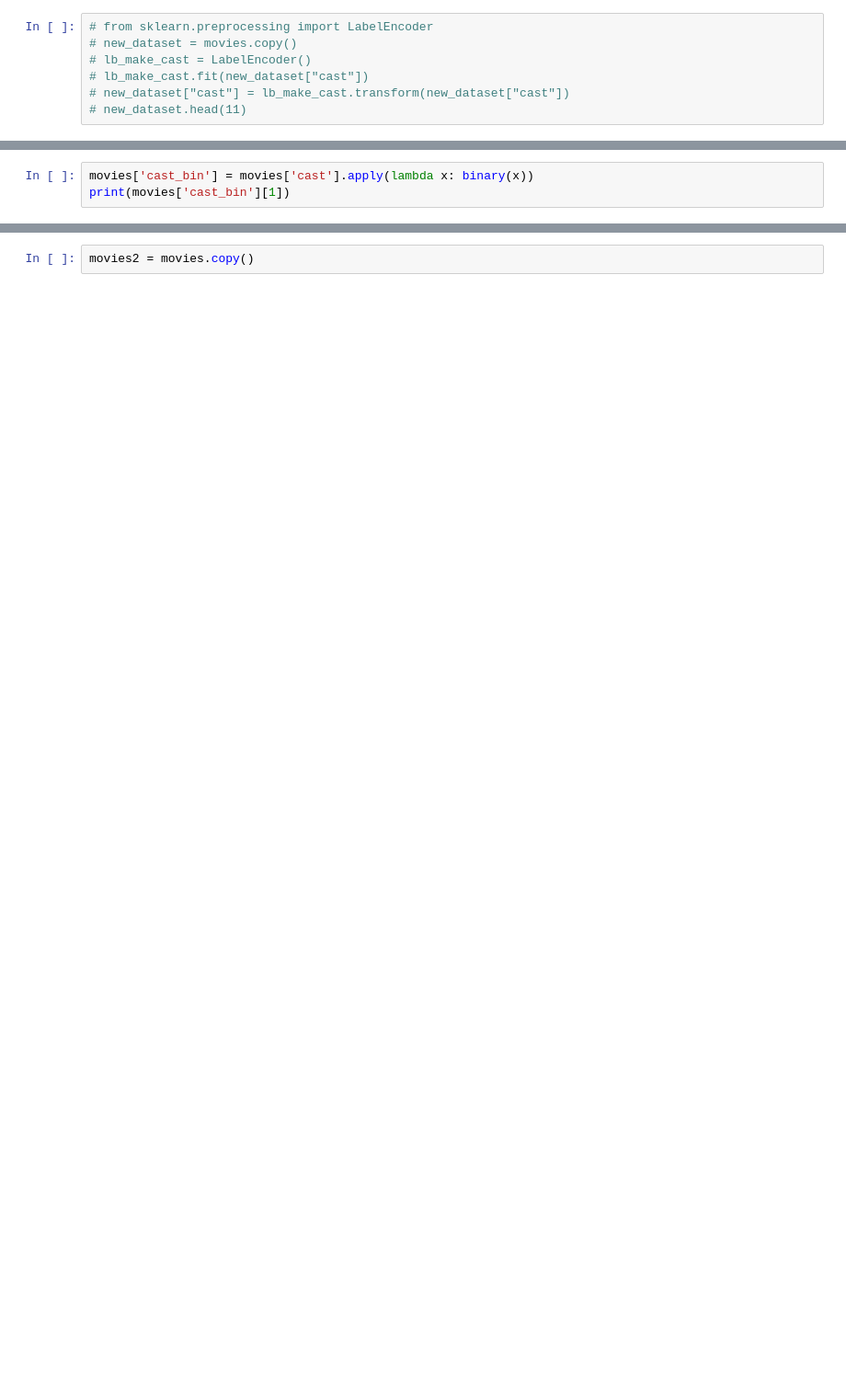
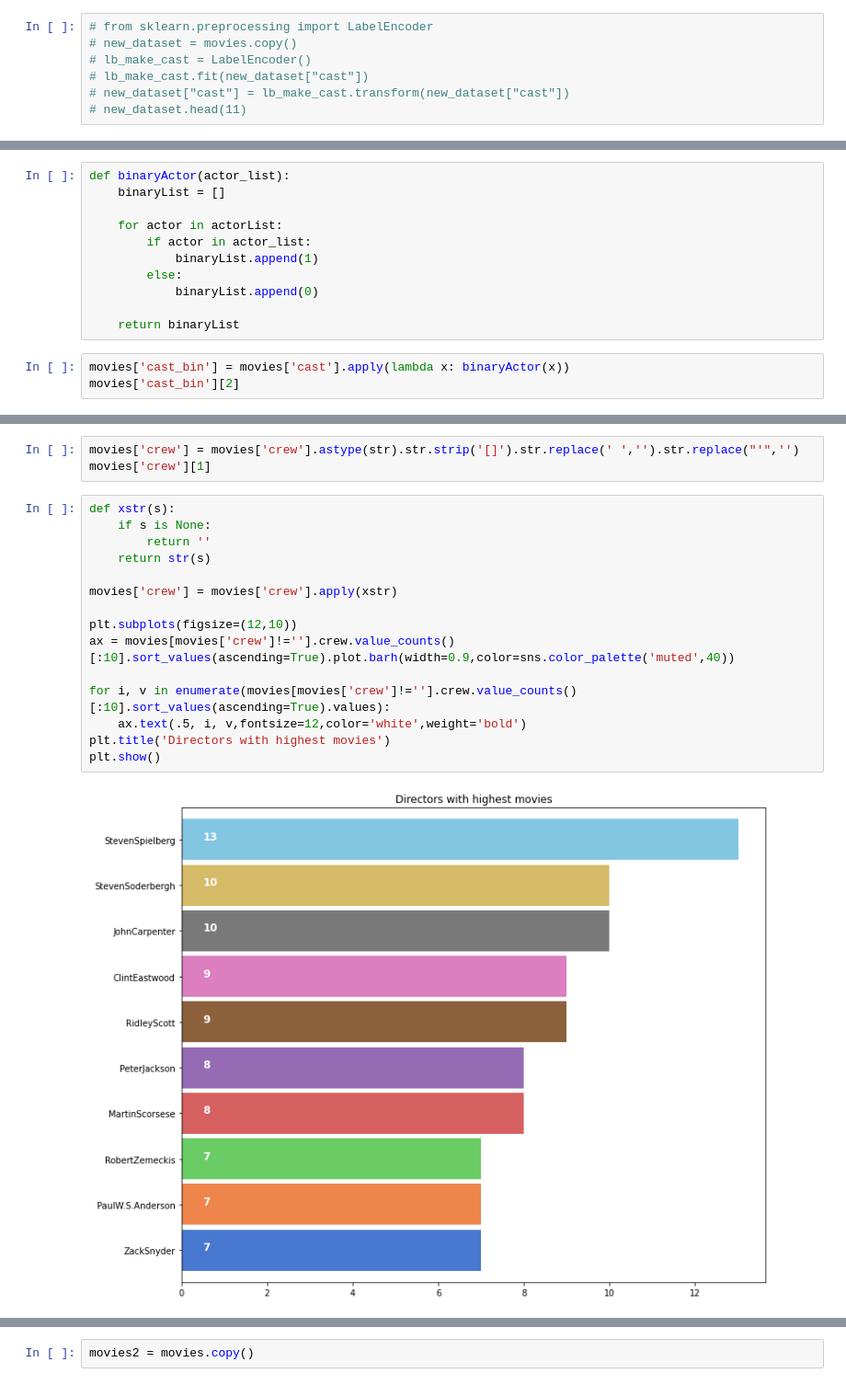
Before and after one commit to mthonorio/IA, a Jupyter notebook: prova_1/IA_Prova_1.ipynb, the cells around one changed output, grey strips where cells are left out. Shown: that part at 92% size. Cells and saved outputs as stored; diff of their text form; blank space fills up the shorter version.

```diff
--- a/prova_1/IA_Prova_1.ipynb
+++ b/prova_1/IA_Prova_1.ipynb
@@ -331,4 +327,15 @@ str
+# %%
+def binaryActor(actor_list):
+    binaryList = []
+
+    for actor in actorList:
+        if actor in actor_list:
+            binaryList.append(1)
+        else:
+            binaryList.append(0)
+
+    return binaryList
 # %%
-movies['cast_bin'] = movies['cast'].apply(lambda x: binary(x))
-print(movies['cast_bin'][1])
+movies['cast_bin'] = movies['cast'].apply(lambda x: binaryActor(x))
+movies['cast_bin'][2]
 # %% [output]
@@ -339,0 +371,20 @@ print(movies['cast_bin'][4])
+# %%
+movies['crew'] = movies['crew'].astype(str).str.strip('[]').str.replace(' ','').str.replace("'",'')
+movies['crew'][1]
+# %%
+def xstr(s):
+    if s is None:
+        return ''
+    return str(s)
+
+movies['crew'] = movies['crew'].apply(xstr)
+
+plt.subplots(figsize=(12,10))
+ax = movies[movies['crew']!=''].crew.value_counts()[:10].sort_values(ascending=True).plot.barh(width=0.9,color=sns.color_palette('muted',40))
+
+for i, v in enumerate(movies[movies['crew']!=''].crew.value_counts()[:10].sort_values(ascending=True).values):
+    ax.text(.5, i, v,fontsize=12,color='white',weight='bold')
+plt.title('Directors with highest movies')
+plt.show()
+# %% [output]
+[figure, added]
```
Also changed, not shown: parts of 57 cells of this notebook.
